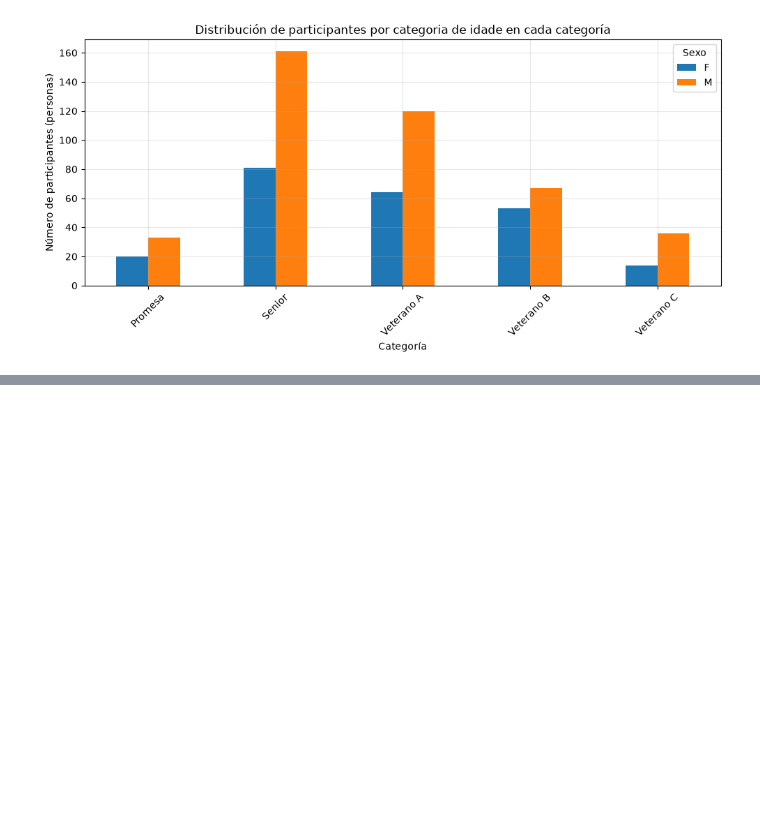
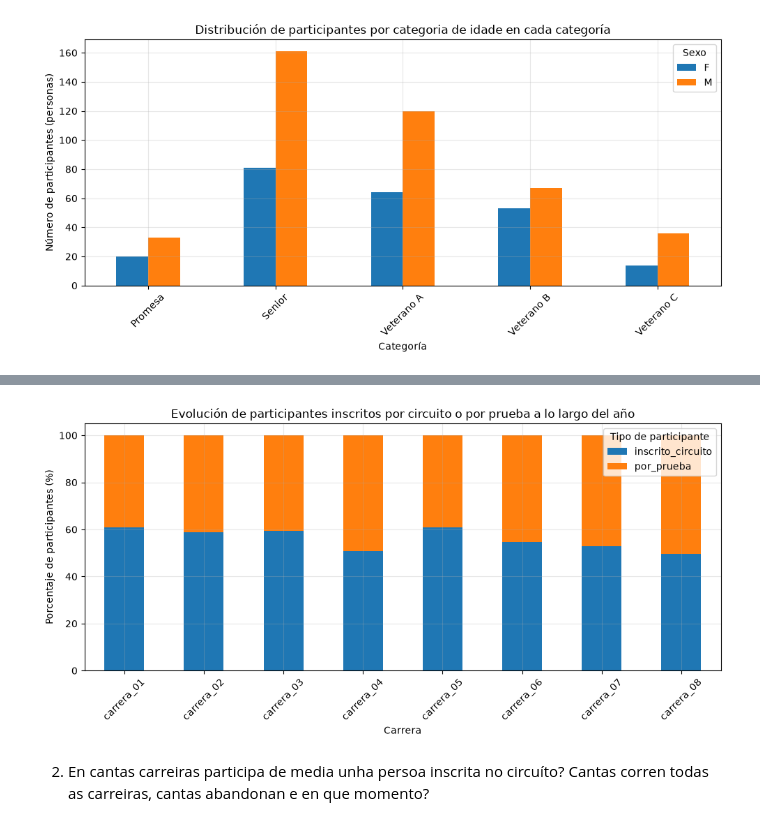
Before and after one commit to davidfernandowirtz/p2-coruna-corre, a Jupyter notebook: notebooks/04_analisis_base.ipynb, the cells around one changed output, grey strips where cells are left out. Saved outputs shown, nothing was run; the diff lists cells and outputs as text; code cells hidden in the pictures; blank space fills up the shorter version.

Commit message:
Añadido analisis de inscritos no circuíto e corredores por proba

```diff
--- a/notebooks/04_analisis_base.ipynb
+++ b/notebooks/04_analisis_base.ipynb
@@ -130,0 +136,11 @@ plt.show()
+# %%
+participacions_tipo = participacions.groupby(["id_carrera","tipo_participante"])["persona_id"].nunique().unstack().fillna(0)
+
+participacions_tipo = participacions_tipo.drop(columns="no_resuelto")
+# axis = 1 hace que opere horizontalmente
+# Divide cada valor de una fila entre el total de esa carrera (axis = 0).
+porcentajes = participacions_tipo.div(
+    participacions_tipo.sum(axis=1), axis=0
+) * 100
+
+print(porcentajes.round(2))
@@ -130,0 +158,19 @@ plt.show()
+# %%
+porcentajes.plot(
+    kind="bar",
+    stacked=True,
+    figsize=(10, 5)
+)
+
+plt.title("Evolución de participantes inscritos por circuito o por prueba a lo largo del año")
+plt.xlabel("Carrera")
+plt.ylabel("Porcentaje de participantes (%)")
+plt.legend(title="Tipo de participante")
+plt.xticks(rotation=45)
+plt.grid(alpha=0.3)
+plt.tight_layout()
+plt.show()
+# %% [output]
+[figure, added]
+# %% [markdown]
+2. En cantas carreiras participa de media unha persoa inscrita no circuíto? Cantas corren todas as carreiras, cantas abandonan e en que momento?
```
Also changed, not shown: parts of 14 cells of this notebook.
